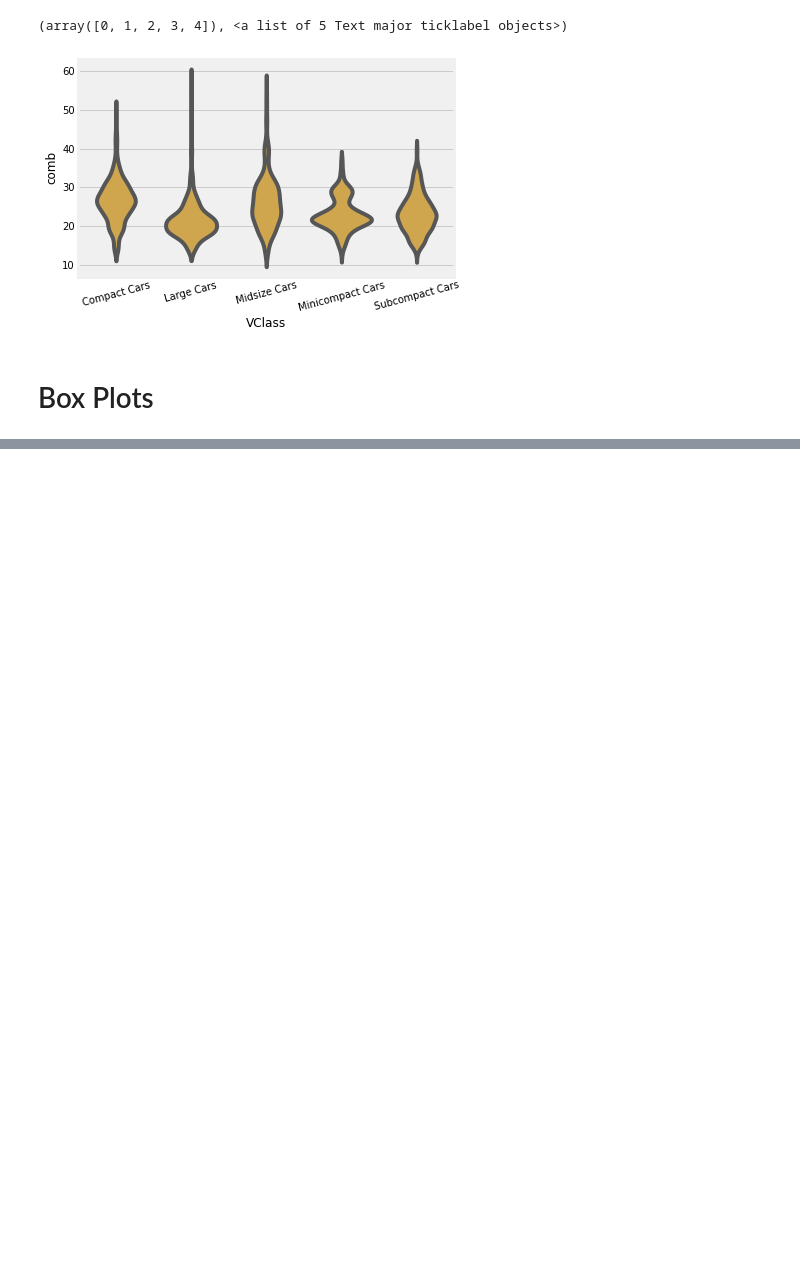
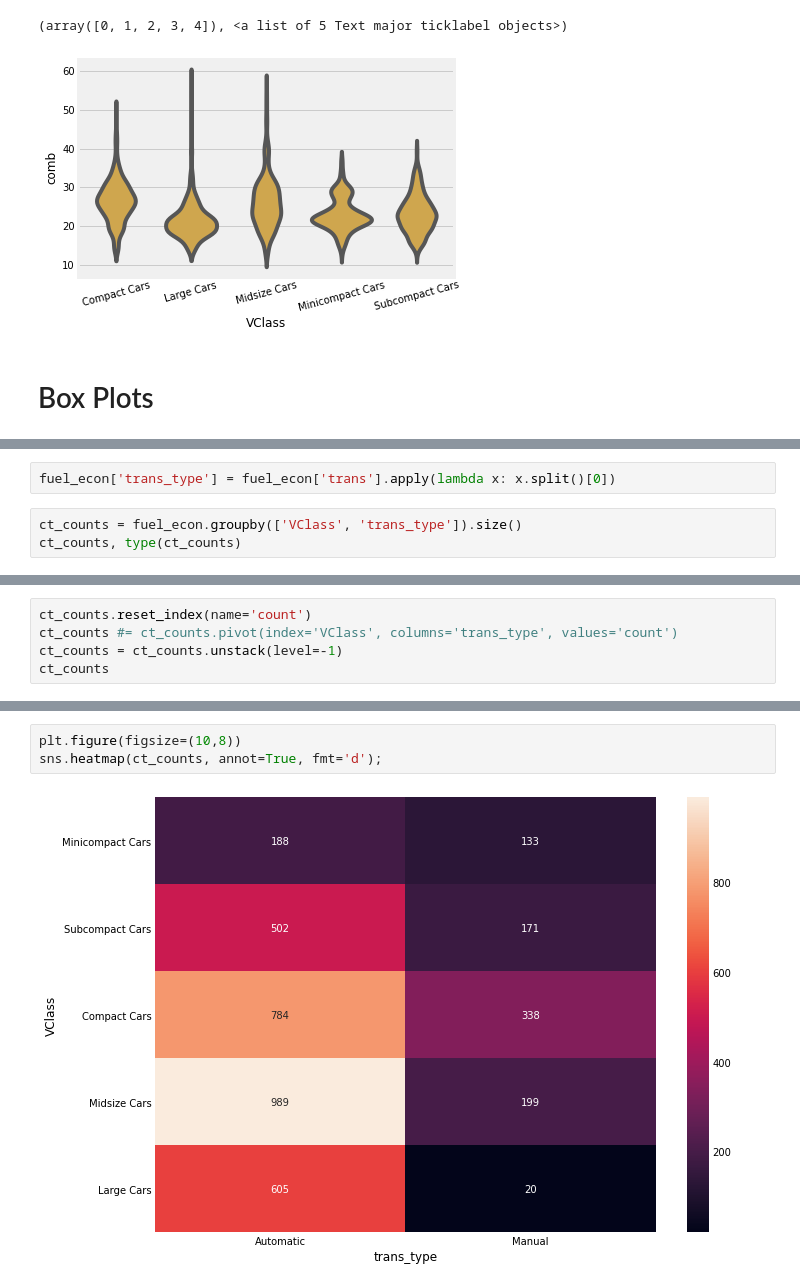
Before and after one commit to dajebbar/AIPND, a Jupyter notebook: Matplotlib_and_Seaborn.ipynb, the cells around one changed output, grey strips where cells are left out. Drawn from its saved outputs; the diff is of its cells as text; blank space fills up the shorter version.

```diff
--- a/Matplotlib_and_Seaborn.ipynb
+++ b/Matplotlib_and_Seaborn.ipynb
@@ -660,0 +667,5 @@ plt.xticks(rotation=15)
+# %%
+fuel_econ['trans_type'] = fuel_econ['trans'].apply(lambda x: x.split()[0])
+# %%
+ct_counts = fuel_econ.groupby(['VClass', 'trans_type']).size()
+ct_counts, type(ct_counts)
@@ -660,0 +685,5 @@ plt.xticks(rotation=15)
+# %%
+ct_counts.reset_index(name='count')
+ct_counts #= ct_counts.pivot(index='VClass', columns='trans_type', values='count')
+ct_counts = ct_counts.unstack(level=-1)
+ct_counts
@@ -660,0 +698,5 @@ plt.xticks(rotation=15)
+# %%
+plt.figure(figsize=(10,8))
+sns.heatmap(ct_counts, annot=True, fmt='d');
+# %% [output]
+[figure, added]
```
Also changed, not shown: parts of 11 cells of this notebook.
